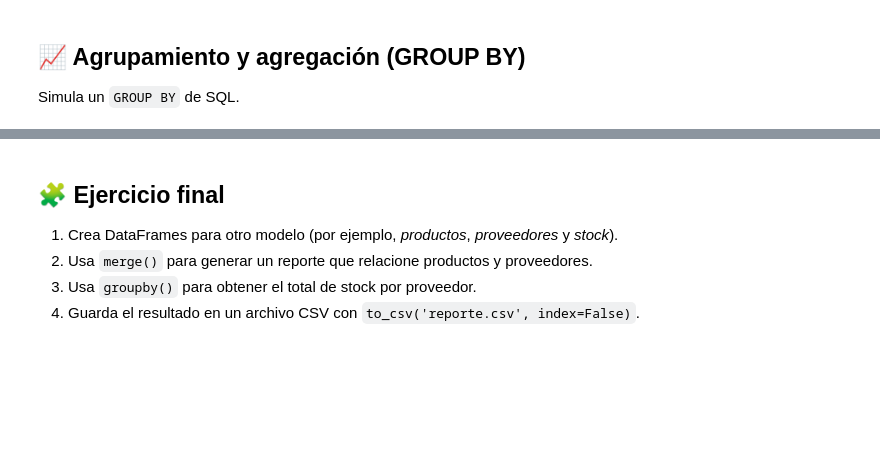
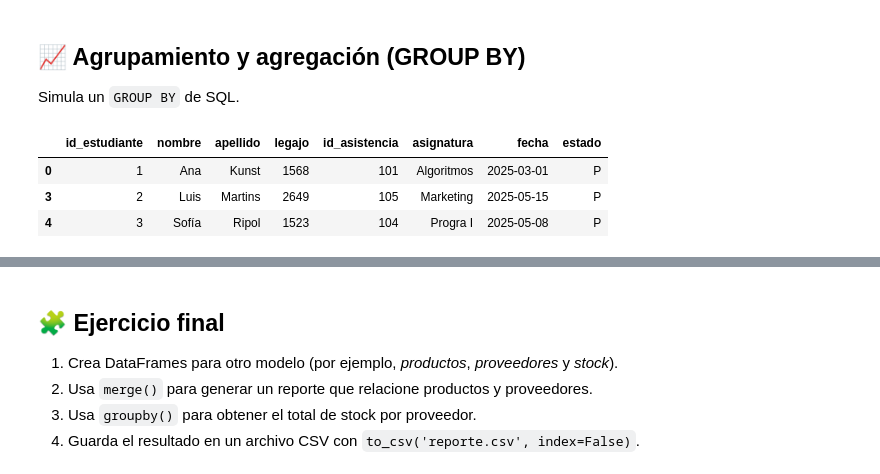
Before and after one commit to UADE-Progra-I/uade-progra-i-536141-repooficial-progra536141, a Jupyter notebook: clase_13/_1_contenido_clase/Pandas_SQL_Intro.ipynb, the cells around one changed output, grey strips where cells are left out. Cells and saved outputs as stored; diff of their text form; code cells hidden in the pictures; blank space fills up the shorter version.

```diff
--- a/clase_13/_1_contenido_clase/Pandas_SQL_Intro.ipynb
+++ b/clase_13/_1_contenido_clase/Pandas_SQL_Intro.ipynb
@@ -139,6 +259,11 @@ Simula un `GROUP BY` de SQL.
 # %%
 # Cantidad de asistencias por carrera
 # Primero filtramos los presentes
-reporte = join_ea[asistencias['estado'] == 'P']
-reporte = reporte.groupby('asignatura')['estado'].count().reset_index()
+reporte = join_ea[join_ea['estado'] == 'P']
+#reporte = reporte.groupby('asignatura')['estado'].count().reset_index()
 reporte
+# %% [output]
+|  | id_estudiante | nombre | apellido | legajo | id_asistencia | asignatura | fecha | estado |
+| 0 | 1 | Ana | Kunst | 1568 | 101 | Algoritmos | 2025-03-01 | P |
+| 3 | 2 | Luis | Martins | 2649 | 105 | Marketing | 2025-05-15 | P |
+| 4 | 3 | Sofía | Ripol | 1523 | 104 | Progra I | 2025-05-08 | P |
```
Also changed, not shown: parts of 24 cells of this notebook, 2 other files.
